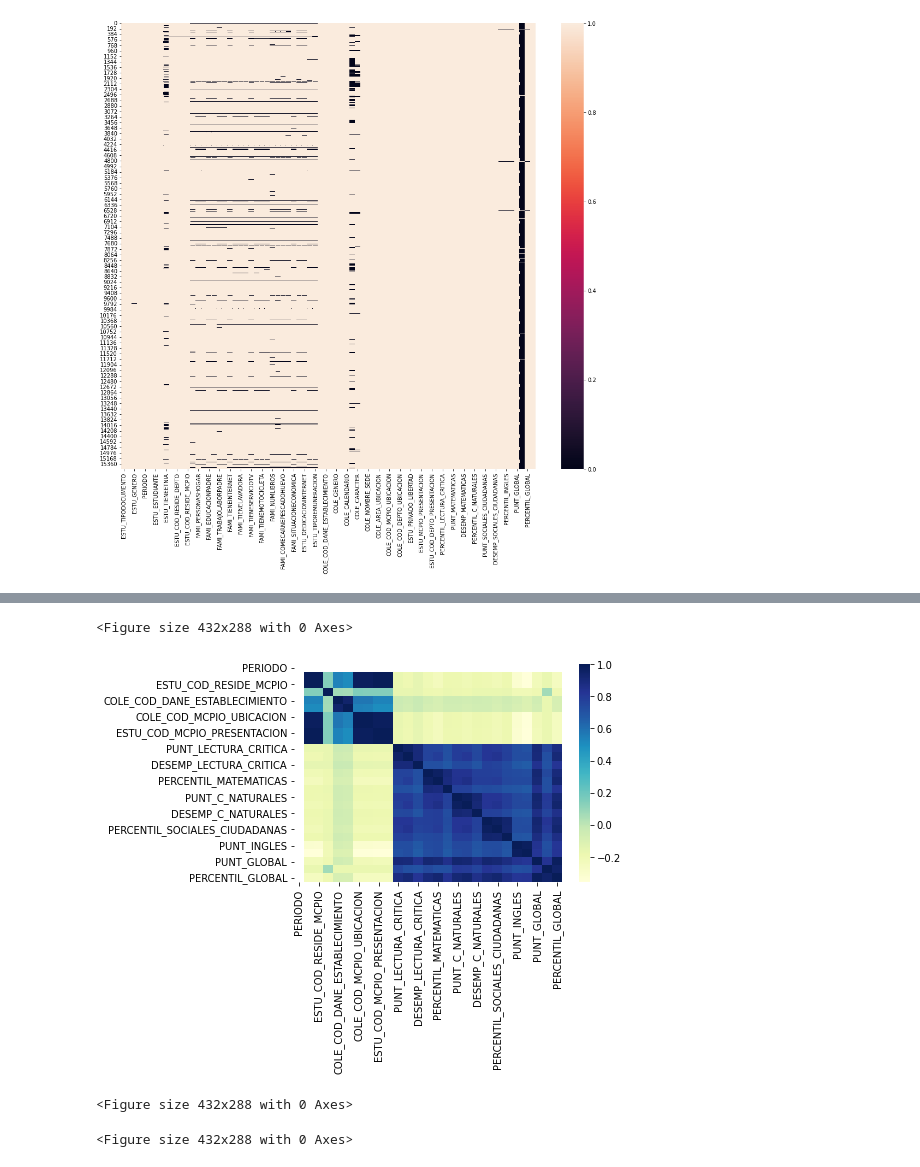
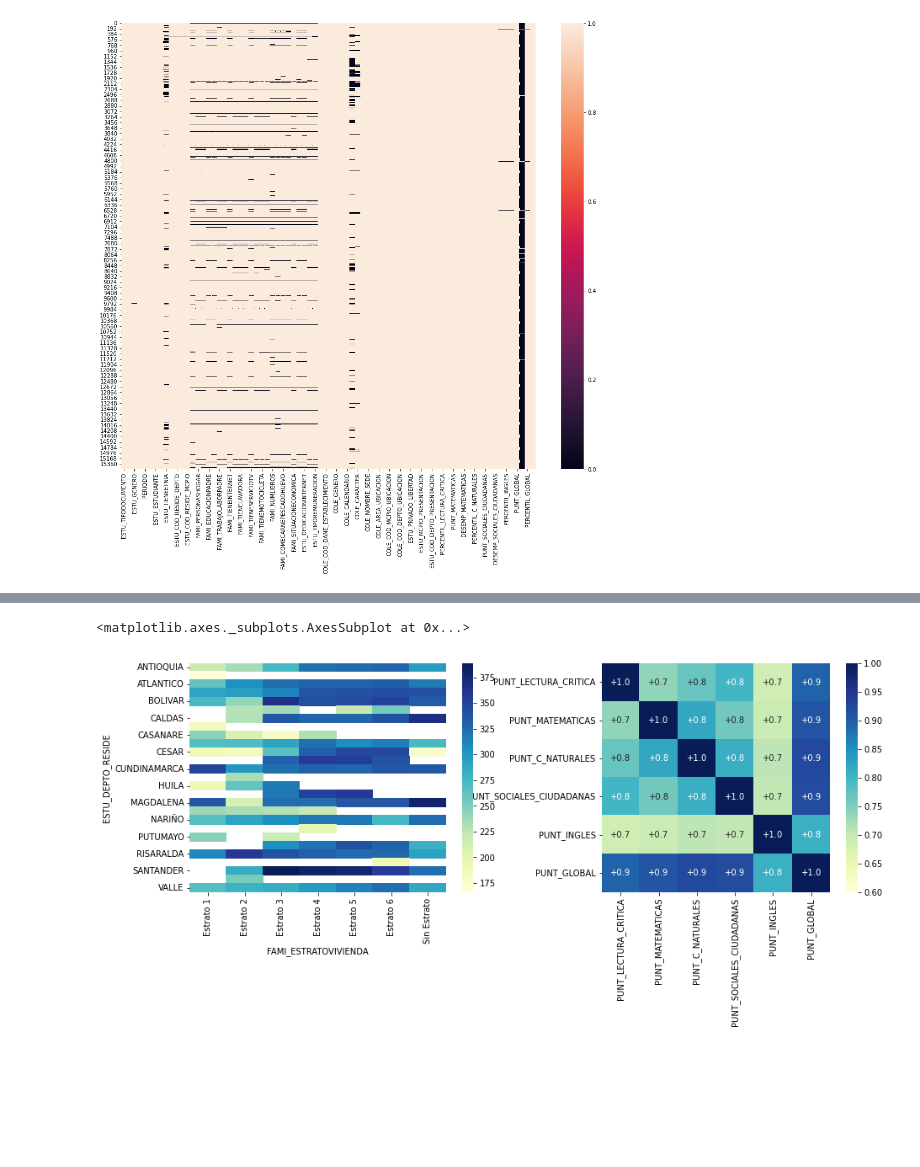
Before and after one commit to franciscomartino/MIAD-ANS-Team6, a Jupyter notebook: Código/Proyecto_ANS.ipynb, the cells around one changed output, grey strips where cells are left out. Cells and saved outputs as stored; diff of their text form; code cells hidden in the pictures; blank space fills up the shorter version.

```diff
--- a/Código/Proyecto_ANS.ipynb
+++ b/Código/Proyecto_ANS.ipynb
@@ -64,3 +50,8 @@ ESTU_DEPTO_RESIDE                    8
 ESTU_GENERO                          5
 dtype: int64
 [figure]
+# %%
+# Selección preliminar de variables a analizar
+cols = ["ESTU_GENERO", "ESTU_FECHANACIMIENTO", "PERIODO","ESTU_TIENEETNIA", "ESTU_DEPTO_RESIDE", "FAMI_ESTRATOVIVIENDA",
+      "FAMI_TIENEINTERNET", "ESTU_HORASSEMANATRABAJA", "PUNT_LECTURA_CRITICA", "PUNT_MATEMATICAS", "PUNT_C_NATURALES",
+      "PUNT_SOCIALES_CIUDADANAS", "PUNT_INGLES", "PUNT_GLOBAL"]
@@ -67,23 +118,21 @@ dtype: int64
 # %%
-sns.heatmap(datos.corr(), cmap="YlGnBu")
-cols = ["AÑO", "POBLACIÓN_5_16","TASA_MATRICULACIÓN_5_16",
-        "TAMAÑO_PROMEDIO_DE_GRUPO","SEDES_CONECTADAS_A_INTERNET","DESERCIÓN",
-        "REPITENCIA", "REPROBACIÓN" ] #"COBERTURA_NETA_TRANSICIÓN", "COBERTURA_NETA_PRIMARIA","COBERTURA_NETA_SECUNDARIA",, "COBERTURA_NETA_MEDIA" , "COBERTURA_NETA", "COBERTURA_BRUTA","COBERTURA_BRUTA_TRANSICIÓN", "COBERTURA_BRUTA_PRIMARIA", "COBERTURA_BRUTA_SECUNDARIA", "COBERTURA_BRUTA_MEDIA"
-plt.figure()
-#sns.heatmap(datos[cols].corr(), cmap="YlGnBu", annot=True,)
-#datos.corr(cols)
+fig1, axs1 = plt.subplots(1, 2, figsize=(15, 5))
+## Análisis del puntaje global por depto y estrato
+y = pd.pivot_table(df_clean, values="PUNT_GLOBAL", index=["ESTU_DEPTO_RESIDE"], columns=["FAMI_ESTRATOVIVIENDA"], aggfunc=np.mean)
+mapa_calor = sns.heatmap(y,                      # Utilizamos la base de datos de vuelos.
+                         annot = False,               # Mostramos las anotaciones.
+                         #fmt = "d"                    # Ajustamos el formato de los números.
+                         ax = axs1[0],
+                         cmap="YlGnBu"
+                         )
 
-plt.figure()
-## Análisis del puntaje global por depto y estrato
-#y = pd.pivot_table(datos, values="REPROBACIÓN", index=["DEPARTAMENTO"], columns=["AÑO"], aggfunc=np.mean) # , columns=["AÑO"]
-#mapa_calor = sns.heatmap(y,                      # Utilizamos la base de datos de vuelos.
-#                         annot = False,               # Mostramos las anotaciones.
-#                         #fmt = "d"                    # Ajustamos el formato de los números.
-#                         #ax = axs1[0],
-#                         cmap="YlGnBu"
-#                         )
+
+## Análisis de la correlación entre el puntaje global y las pruebas particulares
+cols_corr = ["PUNT_LECTURA_CRITICA", "PUNT_MATEMATICAS", "PUNT_C_NATURALES","PUNT_SOCIALES_CIUDADANAS",
+             "PUNT_INGLES", "PUNT_GLOBAL"]
+
+sns.heatmap(df_clean[cols_corr].corr(), cmap="YlGnBu", annot=True, square=True,
+    vmin=0.6, vmax=1, fmt="+.1f", ax = axs1[1])
 # %% [output]
-<Figure size 432x288 with 0 Axes>
+<matplotlib.axes._subplots.AxesSubplot at 0x...>
-[figure, old version]
+[figure, new version]
-<Figure size 432x288 with 0 Axes>
-<Figure size 432x288 with 0 Axes>
```
Also changed, not shown: parts of 6 cells of this notebook.
